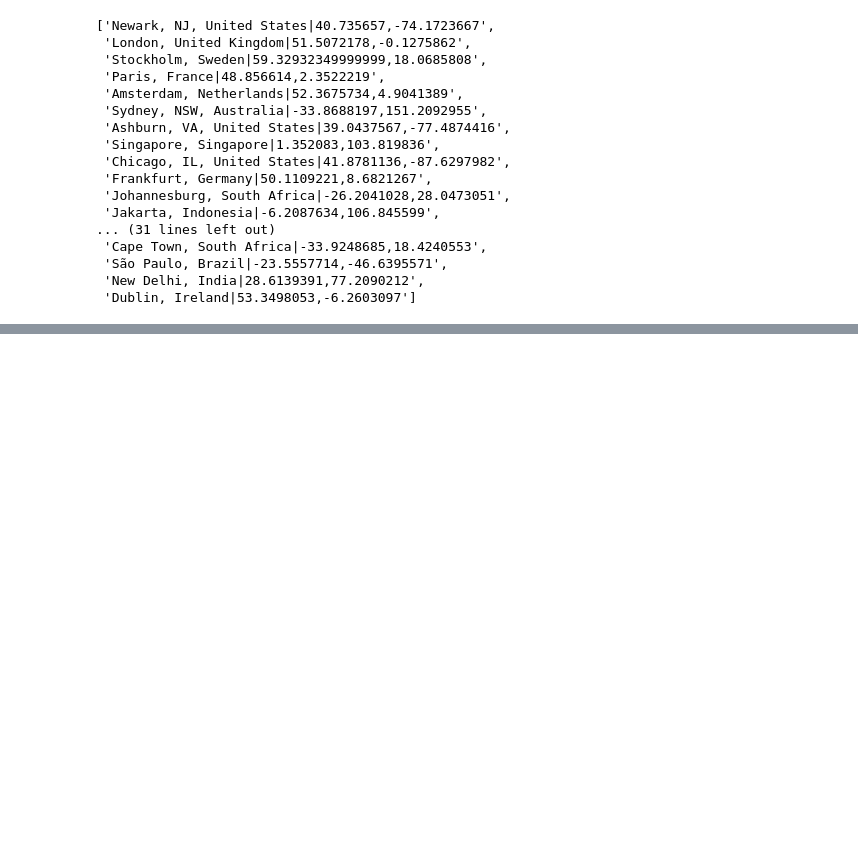
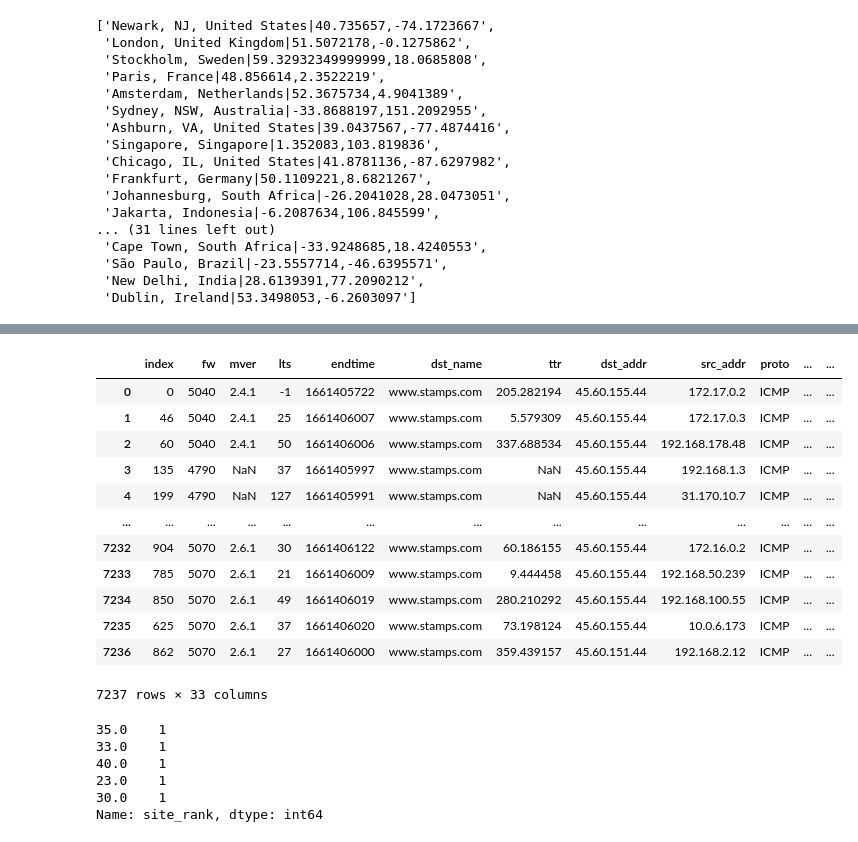
Before and after one commit to njuzmy/anytool, a Jupyter notebook: src/measurement.ipynb, the cells around one changed output, grey strips where cells are left out. Saved outputs shown, nothing was run; the diff lists cells and outputs as text; code cells hidden in the pictures; blank space fills up the shorter version.

```diff
--- a/src/measurement.ipynb
+++ b/src/measurement.ipynb
@@ -343,0 +433,21 @@ repr_phop
+# %%
+measure_pd = measure_pd.merge(phop_pd[["mapped_site"]],left_on="p_hop",right_index=True)
+measure_pd = measure_pd.merge(valid_probe_pd[['id','location']],left_on="prb_id",right_on="id")
+measure_pd['lat'] = measure_pd['location'].str[1]
+measure_pd['lon'] = measure_pd['location'].str[0]
+# %%
+measure_pd
+# %% [output]
+|  | index | fw | mver | lts | endtime | dst_name | ttr | dst_addr | src_addr | proto | ... | ... |
+| 0 | 0 | 5040 | 2.4.1 | -1 | 1661405722 | www.stamps.com | 205.282194 | 45.60.155.44 | 172.17.0.2 | ICMP | ... | ... |
+| 1 | 46 | 5040 | 2.4.1 | 25 | 1661406007 | www.stamps.com | 5.579309 | 45.60.155.44 | 172.17.0.3 | ICMP | ... | ... |
+| 2 | 60 | 5040 | 2.4.1 | 50 | 1661406006 | www.stamps.com | 337.688534 | 45.60.155.44 | 192.168.178.48 | ICMP | ... | ... |
+| 3 | 135 | 4790 | NaN | 37 | 1661405997 | www.stamps.com | NaN | 45.60.155.44 | 192.168.1.3 | ICMP | ... | ... |
+| 4 | 199 | 4790 | NaN | 127 | 1661405991 | www.stamps.com | NaN | 45.60.155.44 | 31.170.10.7 | ICMP | ... | ... |
+| ... | ... | ... | ... | ... | ... | ... | ... | ... | ... | ... | ... | ... |
+| 7232 | 904 | 5070 | 2.6.1 | 30 | 1661406122 | www.stamps.com | 60.186155 | 45.60.155.44 | 172.16.0.2 | ICMP | ... | ... |
+| 7233 | 785 | 5070 | 2.6.1 | 21 | 1661406009 | www.stamps.com | 9.444458 | 45.60.155.44 | 192.168.50.239 | ICMP | ... | ... |
+| 7234 | 850 | 5070 | 2.6.1 | 49 | 1661406019 | www.stamps.com | 280.210292 | 45.60.155.44 | 192.168.100.55 | ICMP | ... | ... |
+| 7235 | 625 | 5070 | 2.6.1 | 37 | 1661406020 | www.stamps.com | 73.198124 | 45.60.155.44 | 10.0.6.173 | ICMP | ... | ... |
+| 7236 | 862 | 5070 | 2.6.1 | 27 | 1661406000 | www.stamps.com | 359.439157 | 45.60.151.44 | 192.168.2.12 | ICMP | ... | ... |
+7237 rows × 33 columns
@@ -343,0 +458,9 @@ repr_phop
+# %%
+measure_pd['site_rank'].value_counts().tail(5)
+# %% [output]
+35.0    1
+33.0    1
+40.0    1
+23.0    1
+30.0    1
+Name: site_rank, dtype: int64
```
Also changed, not shown: parts of 28 cells of this notebook, 6 other files.
